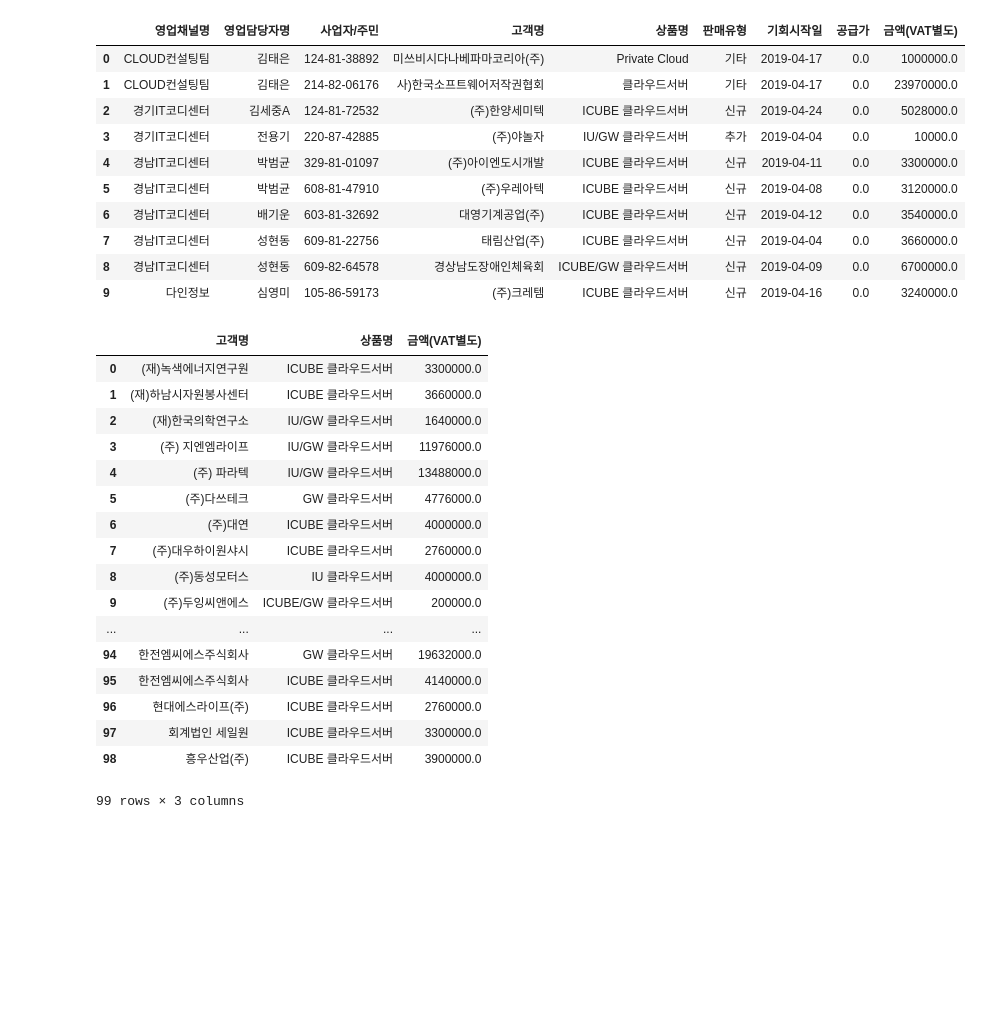
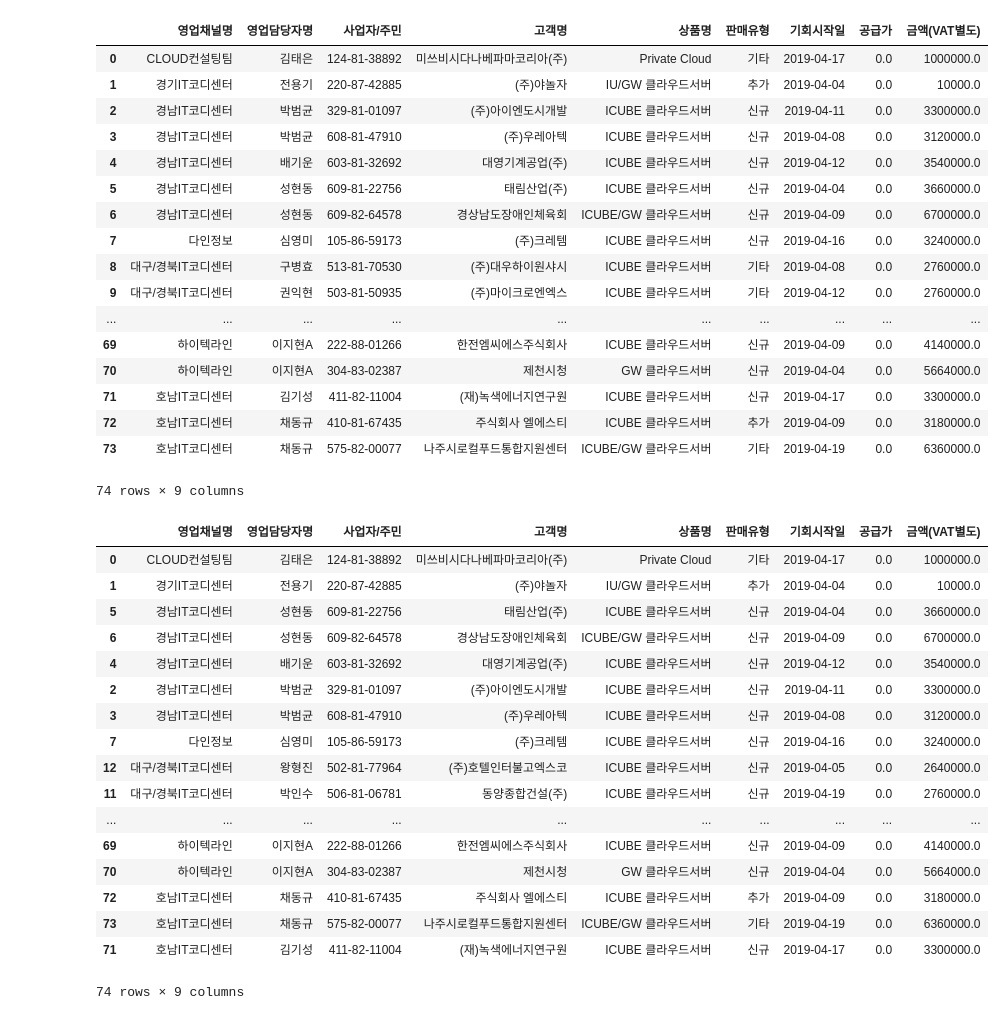
Before and after one commit to primekjt/JupyterFolder, a Jupyter notebook: order_check.ipynb, the cells around one changed output. Cells and saved outputs as stored; diff of their text form; code cells hidden in the pictures; blank space fills up the shorter version.

```diff
--- a/order_check.ipynb
+++ b/order_check.ipynb
@@ -8,7 +8,7 @@ import datetime
 def commaParse(num):
     return re.sub('(?<=\d)(?=(\d{3})+(?!\d))',',',str(num))
 # %%
-DATA_PATH = "C:\\DEV\\DATA\\"
+DATA_PATH = "C:\\Temp\\NsmData\\"
 
 """
 today = datetime.datetime.today() # datetime.datetime.now
@@ -17,7 +17,8 @@ file_name = "order" + yesterday.strftime('%Y%m%d') + ".xlsx"
 excel_file = DATA_PATH + file_name
 """
 
-excel_file = DATA_PATH + "order20190401to25.xlsx"
+#excel_file = DATA_PATH + "order20190502.xlsx"
+excel_file = DATA_PATH + 'order20190401to0419.xlsx'
 # %%
 if not os.path.exists(excel_file):
     print('실패! ' + excel_file + ' file not found!! ')
@@ -41,5 +42,5 @@ array(['기업용 Smart A Cloud edition', 'Smart Office',
 # %%
-product_category = {'ICUBE 클라우드서버', 'IU 클라우드서버', 'GW 클라우드서버', 'ICUBE/GW 클라우드서버', 'ICUBE/IU 클라우드서버', 'IU/GW 클라우드서버', '클라우드백업서버', '클라우드서버', 'Private Cloud'} #집합(중복값 불허)
+product_category = {'ICUBE 클라우드서버', 'GW 클라우드서버', 'ICUBE/GW 클라우드서버', 'ICUBE/IU 클라우드서버', 'IU/GW 클라우드서버', 'Private Cloud'} #집합(중복값 불허)
 # %%
 df2 = df1[df1['상품명'].isin(product_category)]
 # %%
@@ -49,16 +50,23 @@ grouped = df2.groupby(groupby_columns_list)
 # %%
 df3 = grouped.sum().reset_index()
 # %%
-df3.head(10)
+df3
 # %% [output]
 |  | 영업채널명 | 영업담당자명 | 사업자/주민 | 고객명 | 상품명 | 판매유형 | 기회시작일 | 공급가 | 금액(VAT별도) |
 | 0 | CLOUD컨설팅팀 | 김태은 | 124-81-38892 | 미쓰비시다나베파마코리아(주) | Private Cloud | 기타 | 2019-04-17 | 0.0 | 1000000.0 |
-| 1 | CLOUD컨설팅팀 | 김태은 | 214-82-06176 | 사)한국소프트웨어저작권협회 | 클라우드서버 | 기타 | 2019-04-17 | 0.0 | 23970000.0 |
-| 2 | 경기IT코디센터 | 김세중A | 124-81-72532 | (주)한양세미텍 | ICUBE 클라우드서버 | 신규 | 2019-04-24 | 0.0 | 5028000.0 |
-| 3 | 경기IT코디센터 | 전용기 | 220-87-42885 | (주)야놀자 | IU/GW 클라우드서버 | 추가 | 2019-04-04 | 0.0 | 10000.0 |
-| 4 | 경남IT코디센터 | 박범균 | 329-81-01097 | (주)아이엔도시개발 | ICUBE 클라우드서버 | 신규 | 2019-04-11 | 0.0 | 3300000.0 |
-| 5 | 경남IT코디센터 | 박범균 | 608-81-47910 | (주)우레아텍 | ICUBE 클라우드서버 | 신규 | 2019-04-08 | 0.0 | 3120000.0 |
-| 6 | 경남IT코디센터 | 배기운 | 603-81-32692 | 대영기계공업(주) | ICUBE 클라우드서버 | 신규 | 2019-04-12 | 0.0 | 3540000.0 |
-| 7 | 경남IT코디센터 | 성현동 | 609-81-22756 | 태림산업(주) | ICUBE 클라우드서버 | 신규 | 2019-04-04 | 0.0 | 3660000.0 |
-| 8 | 경남IT코디센터 | 성현동 | 609-82-64578 | 경상남도장애인체육회 | ICUBE/GW 클라우드서버 | 신규 | 2019-04-09 | 0.0 | 6700000.0 |
-| 9 | 다인정보 | 심영미 | 105-86-59173 | (주)크레템 | ICUBE 클라우드서버 | 신규 | 2019-04-16 | 0.0 | 3240000.0 |
+| 1 | 경기IT코디센터 | 전용기 | 220-87-42885 | (주)야놀자 | IU/GW 클라우드서버 | 추가 | 2019-04-04 | 0.0 | 10000.0 |
+| 2 | 경남IT코디센터 | 박범균 | 329-81-01097 | (주)아이엔도시개발 | ICUBE 클라우드서버 | 신규 | 2019-04-11 | 0.0 | 3300000.0 |
+| 3 | 경남IT코디센터 | 박범균 | 608-81-47910 | (주)우레아텍 | ICUBE 클라우드서버 | 신규 | 2019-04-08 | 0.0 | 3120000.0 |
+| 4 | 경남IT코디센터 | 배기운 | 603-81-32692 | 대영기계공업(주) | ICUBE 클라우드서버 | 신규 | 2019-04-12 | 0.0 | 3540000.0 |
+| 5 | 경남IT코디센터 | 성현동 | 609-81-22756 | 태림산업(주) | ICUBE 클라우드서버 | 신규 | 2019-04-04 | 0.0 | 3660000.0 |
+| 6 | 경남IT코디센터 | 성현동 | 609-82-64578 | 경상남도장애인체육회 | ICUBE/GW 클라우드서버 | 신규 | 2019-04-09 | 0.0 | 6700000.0 |
+| 7 | 다인정보 | 심영미 | 105-86-59173 | (주)크레템 | ICUBE 클라우드서버 | 신규 | 2019-04-16 | 0.0 | 3240000.0 |
+| 8 | 대구/경북IT코디센터 | 구병효 | 513-81-70530 | (주)대우하이원샤시 | ICUBE 클라우드서버 | 기타 | 2019-04-08 | 0.0 | 2760000.0 |
+| 9 | 대구/경북IT코디센터 | 권익현 | 503-81-50935 | (주)마이크로엔엑스 | ICUBE 클라우드서버 | 기타 | 2019-04-12 | 0.0 | 2760000.0 |
+| ... | ... | ... | ... | ... | ... | ... | ... | ... | ... |
+| 69 | 하이텍라인 | 이지현A | 222-88-01266 | 한전엠씨에스주식회사 | ICUBE 클라우드서버 | 신규 | 2019-04-09 | 0.0 | 4140000.0 |
+| 70 | 하이텍라인 | 이지현A | 304-83-02387 | 제천시청 | GW 클라우드서버 | 신규 | 2019-04-04 | 0.0 | 5664000.0 |
+| 71 | 호남IT코디센터 | 김기성 | 411-82-11004 | (재)녹색에너지연구원 | ICUBE 클라우드서버 | 신규 | 2019-04-17 | 0.0 | 3300000.0 |
+| 72 | 호남IT코디센터 | 채동규 | 410-81-67435 | 주식회사 엘에스티 | ICUBE 클라우드서버 | 추가 | 2019-04-09 | 0.0 | 3180000.0 |
+| 73 | 호남IT코디센터 | 채동규 | 575-82-00077 | 나주시로컬푸드통합지원센터 | ICUBE/GW 클라우드서버 | 기타 | 2019-04-19 | 0.0 | 6360000.0 |
+74 rows × 9 columns
@@ -68,21 +72,0 @@ sum_df = dfg['금액(VAT별도)'].sum()
-# %%
-sum_df
-# %% [output]
-|  | 고객명 | 상품명 | 금액(VAT별도) |
-| 0 | (재)녹색에너지연구원 | ICUBE 클라우드서버 | 3300000.0 |
-| 1 | (재)하남시자원봉사센터 | ICUBE 클라우드서버 | 3660000.0 |
-| 2 | (재)한국의학연구소 | IU/GW 클라우드서버 | 1640000.0 |
-| 3 | (주) 지엔엠라이프 | IU/GW 클라우드서버 | 11976000.0 |
-| 4 | (주) 파라텍 | IU/GW 클라우드서버 | 13488000.0 |
-| 5 | (주)다쓰테크 | GW 클라우드서버 | 4776000.0 |
-| 6 | (주)대연 | ICUBE 클라우드서버 | 4000000.0 |
-| 7 | (주)대우하이원샤시 | ICUBE 클라우드서버 | 2760000.0 |
-| 8 | (주)동성모터스 | IU 클라우드서버 | 4000000.0 |
-| 9 | (주)두잉씨앤에스 | ICUBE/GW 클라우드서버 | 200000.0 |
-| ... | ... | ... | ... |
-| 94 | 한전엠씨에스주식회사 | GW 클라우드서버 | 19632000.0 |
-| 95 | 한전엠씨에스주식회사 | ICUBE 클라우드서버 | 4140000.0 |
-| 96 | 현대에스라이프(주) | ICUBE 클라우드서버 | 2760000.0 |
-| 97 | 회계법인 세일원 | ICUBE 클라우드서버 | 3300000.0 |
-| 98 | 흥우산업(주) | ICUBE 클라우드서버 | 3900000.0 |
-99 rows × 3 columns
@@ -89 +75,22 @@ sum_df
+# %%
+df3
+# %% [output]
+|  | 영업채널명 | 영업담당자명 | 사업자/주민 | 고객명 | 상품명 | 판매유형 | 기회시작일 | 공급가 | 금액(VAT별도) |
+| 0 | CLOUD컨설팅팀 | 김태은 | 124-81-38892 | 미쓰비시다나베파마코리아(주) | Private Cloud | 기타 | 2019-04-17 | 0.0 | 1000000.0 |
+| 1 | 경기IT코디센터 | 전용기 | 220-87-42885 | (주)야놀자 | IU/GW 클라우드서버 | 추가 | 2019-04-04 | 0.0 | 10000.0 |
+| 5 | 경남IT코디센터 | 성현동 | 609-81-22756 | 태림산업(주) | ICUBE 클라우드서버 | 신규 | 2019-04-04 | 0.0 | 3660000.0 |
+| 6 | 경남IT코디센터 | 성현동 | 609-82-64578 | 경상남도장애인체육회 | ICUBE/GW 클라우드서버 | 신규 | 2019-04-09 | 0.0 | 6700000.0 |
+| 4 | 경남IT코디센터 | 배기운 | 603-81-32692 | 대영기계공업(주) | ICUBE 클라우드서버 | 신규 | 2019-04-12 | 0.0 | 3540000.0 |
+| 2 | 경남IT코디센터 | 박범균 | 329-81-01097 | (주)아이엔도시개발 | ICUBE 클라우드서버 | 신규 | 2019-04-11 | 0.0 | 3300000.0 |
+| 3 | 경남IT코디센터 | 박범균 | 608-81-47910 | (주)우레아텍 | ICUBE 클라우드서버 | 신규 | 2019-04-08 | 0.0 | 3120000.0 |
+| 7 | 다인정보 | 심영미 | 105-86-59173 | (주)크레템 | ICUBE 클라우드서버 | 신규 | 2019-04-16 | 0.0 | 3240000.0 |
+| 12 | 대구/경북IT코디센터 | 왕형진 | 502-81-77964 | (주)호텔인터불고엑스코 | ICUBE 클라우드서버 | 신규 | 2019-04-05 | 0.0 | 2640000.0 |
+| 11 | 대구/경북IT코디센터 | 박인수 | 506-81-06781 | 동양종합건설(주) | ICUBE 클라우드서버 | 신규 | 2019-04-19 | 0.0 | 2760000.0 |
+| ... | ... | ... | ... | ... | ... | ... | ... | ... | ... |
+| 69 | 하이텍라인 | 이지현A | 222-88-01266 | 한전엠씨에스주식회사 | ICUBE 클라우드서버 | 신규 | 2019-04-09 | 0.0 | 4140000.0 |
+| 70 | 하이텍라인 | 이지현A | 304-83-02387 | 제천시청 | GW 클라우드서버 | 신규 | 2019-04-04 | 0.0 | 5664000.0 |
+| 72 | 호남IT코디센터 | 채동규 | 410-81-67435 | 주식회사 엘에스티 | ICUBE 클라우드서버 | 추가 | 2019-04-09 | 0.0 | 3180000.0 |
+| 73 | 호남IT코디센터 | 채동규 | 575-82-00077 | 나주시로컬푸드통합지원센터 | ICUBE/GW 클라우드서버 | 기타 | 2019-04-19 | 0.0 | 6360000.0 |
+| 71 | 호남IT코디센터 | 김기성 | 411-82-11004 | (재)녹색에너지연구원 | ICUBE 클라우드서버 | 신규 | 2019-04-17 | 0.0 | 3300000.0 |
+74 rows × 9 columns
 # %%
```
Also changed, not shown: parts of 19 cells of this notebook.
